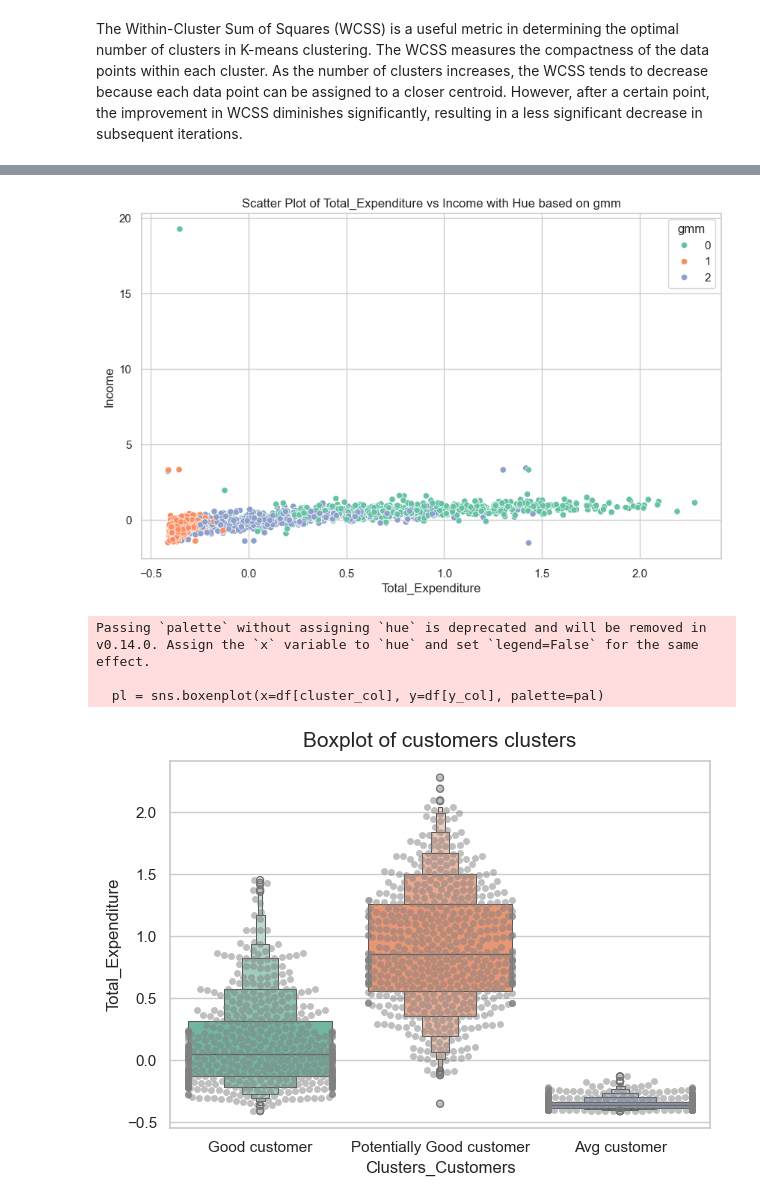
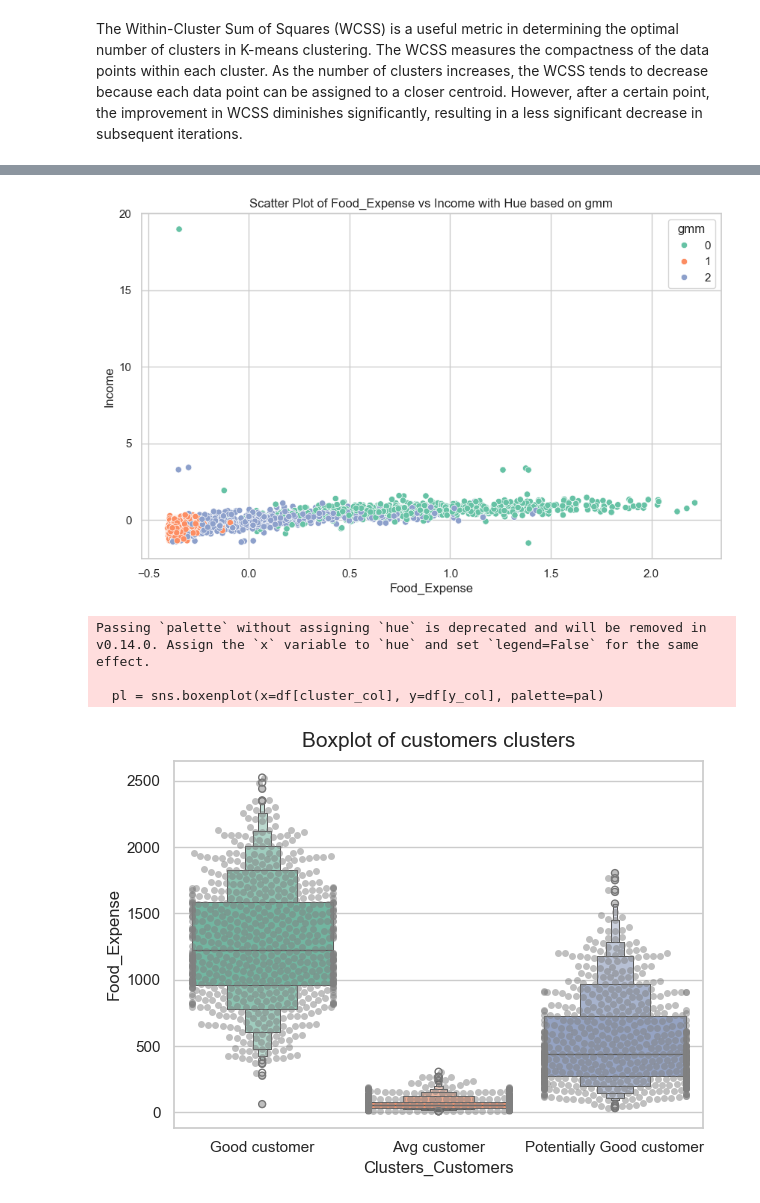
Before and after one commit to Hitesh-Nimbalkar/Customer__Segmentation, a Jupyter notebook: Notebook/EDA/Model_Building.ipynb, the cells around one changed output, grey strips where cells are left out. Saved outputs shown, nothing was run; the diff lists cells and outputs as text; code cells hidden in the pictures.

Commit message:
model Training

```diff
--- a/Notebook/EDA/Model_Building.ipynb
+++ b/Notebook/EDA/Model_Building.ipynb
@@ -280,6 +230,8 @@ class PCATransformer:
         plt.legend(loc='best')
         plt.xticks(rotation='vertical')
         plt.show()
+# %%
+X_train.dropna(inplace=True)
 # %%
 # Create and fit the PCA transformer on the training data
 pca_transformer = PCATransformer(n_components=3)
@@ -457,3 +381,7 @@ Test Data - Cluster Labels: [0 0 1 1 1 2 0 2 0 2 2 0 2 2 1 0 0 1 0 0 0 1 0 2 0 1
+# %%
+df.dropna(inplace=True)
+# %%
+df[method_used] = train_labels
 # %%
 import seaborn as sns
 import matplotlib.pyplot as plt
@@ -485,6 +413,6 @@ def scatter_plot_with_hue(data, x_col, y_col, hue_col):
 
 # Assuming you have X_train and Y_train dataframes
 # Replace 'Total_Expenditure' and 'Income' with your actual column names
-scatter_plot_with_hue(data=pd.concat([X_train, y_train], axis=1), x_col='Total_Expenditure', y_col='Income', hue_col=method_used)
+scatter_plot_with_hue(data=X_train, x_col='Food_Expense', y_col='Income', hue_col=method_used)
 # %% [output]
-[figure, old version]
+[figure, new version]
@@ -500,31 +420,30 @@ test_df[method_used]=test_labels
 #Define name of customer groups according to clusters
 re_clust = {
     1: 'Avg customer',
-    0: 'Potentially Good customer',
-    2: 'Good customer'}
-train_df['Clusters_Customers'] = train_df[method_used].map(re_clust)
-test_df['Clusters_Customers'] = test_df[method_used].map(re_clust)
+    2: 'Potentially Good customer',
+    0: 'Good customer'}
+df['Clusters_Customers'] = df[method_used].map(re_clust)
 # %%
 def plot_cluster_boxplot(df, cluster_col, y_col):
     # Set the style of the plot
     sns.set(style="whitegrid")
 
     # Create the box plot
     plt.figure()
     pal = sns.color_palette("Set2", df[cluster_col].nunique())
     pl = sns.swarmplot(x=df[cluster_col], y=df[y_col], color="gray", alpha=0.5)
     pl = sns.boxenplot(x=df[cluster_col], y=df[y_col], palette=pal)
     pl.set_title("Boxplot of customers clusters", pad=10, size=15)
 
     # Adjust the plot layout
     plt.tight_layout()
 
     # Show the plot
     plt.show()
 
-plot_cluster_boxplot(df=train_df,cluster_col='Clusters_Customers',y_col='Total_Expenditure')
+plot_cluster_boxplot(df=df,cluster_col='Clusters_Customers',y_col='Food_Expense')
 # %% [output]
 Passing `palette` without assigning `hue` is deprecated and will be removed in v0.14.0. Assign the `x` variable to `hue` and set `legend=False` for the same effect.
 
   pl = sns.boxenplot(x=df[cluster_col], y=df[y_col], palette=pal)
-[figure, old version]
+[figure, new version]
```
Also changed, not shown: parts of 33 cells of this notebook, 4 other files.
